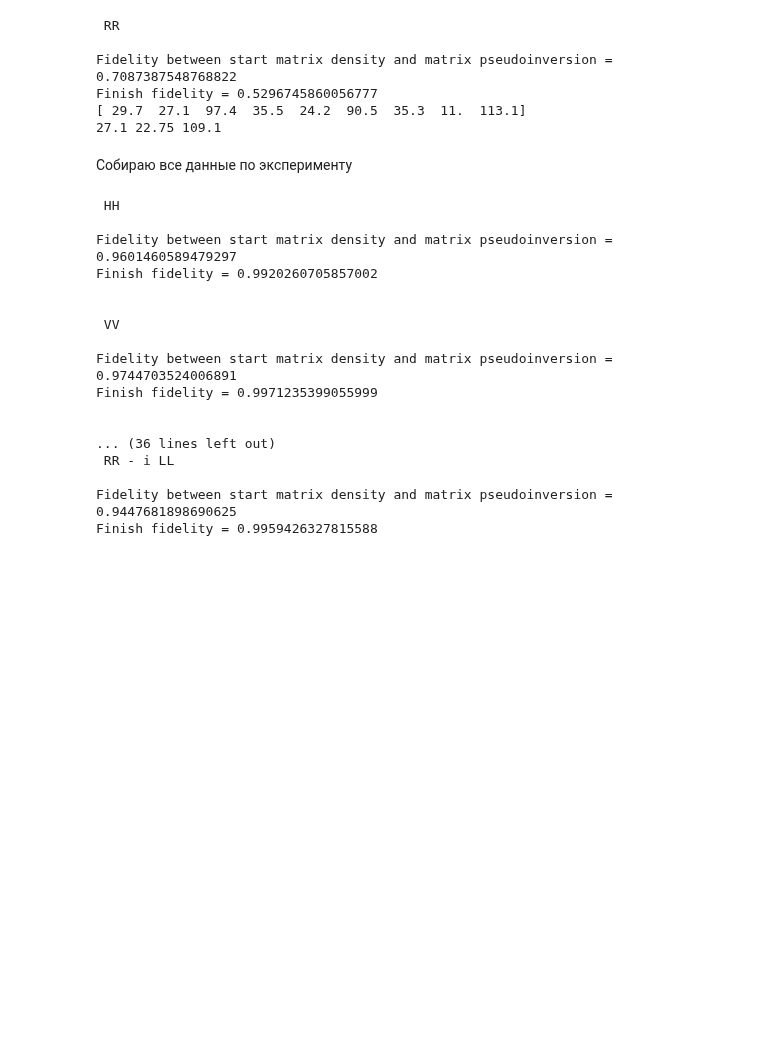
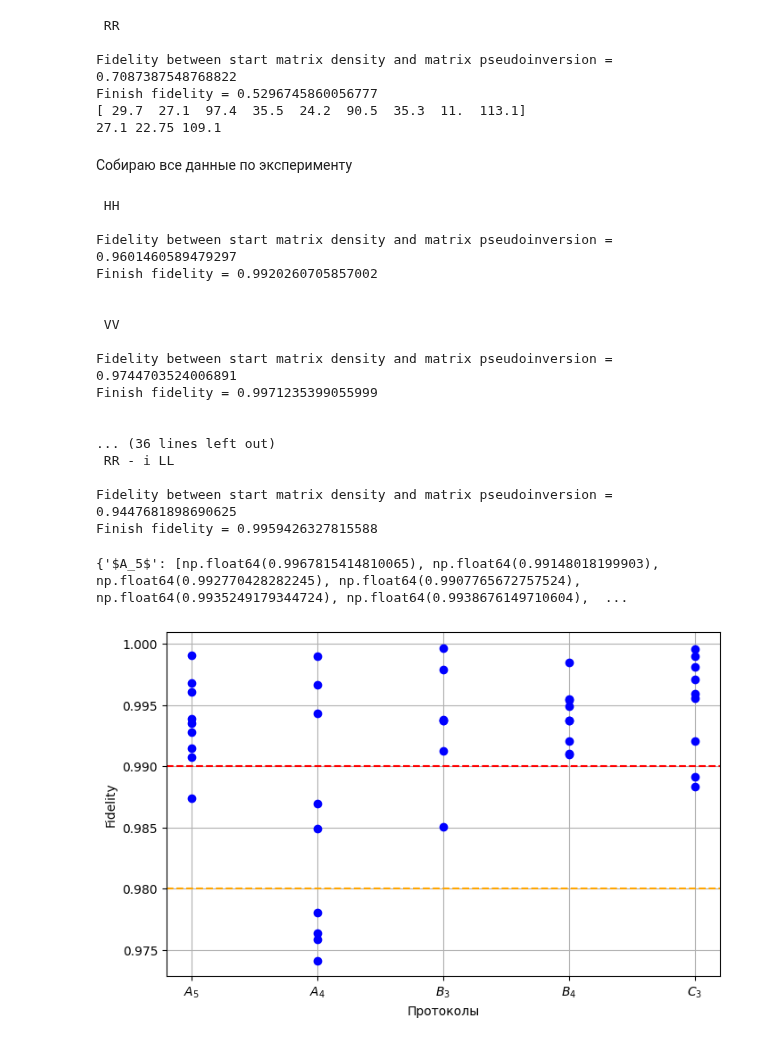
Before and after one commit to Denis-chupa/Quantum_tools, a Jupyter notebook: Tomography/src/research_data/result_expirement_qutrit.ipynb, the cells around one changed output. Saved outputs shown, nothing was run; the diff lists cells and outputs as text; code cells hidden in the pictures; blank space fills up the shorter version.

```diff
--- a/Tomography/src/research_data/result_expirement_qutrit.ipynb
+++ b/Tomography/src/research_data/result_expirement_qutrit.ipynb
@@ -1555,6 +1592,7 @@ khh = array([
 17.15 - 30.15 * n_hh, 106.6 - 17.15 * n_hv_1 - 30.15 * n_hv_2, 30.15 - 17.15 * n_vv
 ])
 Fedorov_3.experiment(khh, phh, sigma1, sigma2, sigma3)
+dict_protocols[r"$B_3$"] = [abs(Fedorov_3.Fidelity(Fedorov_3.matrix_finish, Fedorov_3.start_density))]
 
 phh= Fedorov_3.vv
 
@@ -1569,6 +1607,7 @@ khh = array([
 17.15 - 30.15 * n_hh, 106.6 - 17.15 * n_hv_1 - 30.15 * n_hv_2, 30.15 - 17.15 * n_vv
                  ])
 Fedorov_4.experiment(khh, phh, sigma1, sigma2, sigma3)
+dict_protocols[r"$B_4$"] = [abs(Fedorov_4.Fidelity(Fedorov_4.matrix_finish, Fedorov_4.start_density))]
 
 
 print("\n\n HH Fed \n")
@@ -1592,6 +1631,7 @@ khh = array([
 12.8 - 71.2 * n_hh, 109.25 - 12.8 * n_hv_1 - 71.2 * n_hv_2, 71.2 - 12.8 * n_vv
 ])
 Fedorov_3.experiment(khh, phh, sigma1, sigma2, sigma3)
+dict_protocols[r"$B_3$"].append(abs(Fedorov_3.Fidelity(Fedorov_3.matrix_finish, Fedorov_3.start_density)))
 
 phh= Fedorov_3.hh
 
@@ -1606,7 +1646,7 @@ khh = array([
 12.8 - 71.2 * n_hh, 109.25 - 12.8 * n_hv_1 - 71.2 * n_hv_2, 71.2 - 12.8 * n_vv
                  ])
 Fedorov_4.experiment(khh, phh, sigma1, sigma2, sigma3)
-
+dict_protocols[r"$B_4$"].append(abs(Fedorov_4.Fidelity(Fedorov_4.matrix_finish, Fedorov_4.start_density)))
 
 print("\n\n AA Fed \n")
 # 20 повторения по 10с при HWP_p под 0
@@ -1629,6 +1669,7 @@ khh = array([
 30.2 - 4 * n_hh, 80.55 - 30.2 * n_hv_1 - 4 * n_hv_2, 4 - 30.2 * n_vv
 ])
 Fedorov_3.experiment(khh, phh, sigma1, sigma2, sigma3)
+dict_protocols[r"$B_3$"].append(abs(Fedorov_3.Fidelity(Fedorov_3.matrix_finish, Fedorov_3.start_density)))
 
 phh= Fedorov_3.aa
 
@@ -1643,6 +1684,7 @@ khh = array([
 30.2 - 4 * n_hh, 100.55 - 30.2 * n_hv_1 - 4 * n_hv_2, 4 - 30.2 * n_vv
                  ])
 Fedorov_4.experiment(khh, phh, sigma1, sigma2, sigma3)
+dict_protocols[r"$B_4$"].append(abs(Fedorov_4.Fidelity(Fedorov_4.matrix_finish, Fedorov_4.start_density)))
 
 protocol = [diag((1,1,1)), Gl_2(pi / 8), Gl_4(pi / 8), Gl_2(pi / 8) @ Gl_4(-45 * pi / 180) @ Gl_2(11.25 * pi / 180) @ Gl_4(-45 * pi / 180)]
 Fedorov_4 = tomography_pol_qutrit(protocol)
@@ -1671,6 +1713,7 @@ khh = array([
 3.15 - 161.7 * n_hh, 46.1 - 3.15 * n_hv_1 - 161.7 * n_hv_2, 161.7 - 3.15 * n_vv
 ])
 Fedorov_3.experiment(khh, phh, sigma1, sigma2, sigma3)
+dict_protocols[r"$B_3$"].append(abs(Fedorov_3.Fidelity(Fedorov_3.matrix_finish, Fedorov_3.start_density)))
 
 phh = Fedorov_3.dd
 
@@ -1685,7 +1728,7 @@ khh = array([
 3.15 - 161.7 * n_hh, 46.1 - 3.15 * n_hv_1 - 161.7 * n_hv_2, 161.7 - 3.15 * n_vv
                  ])
 Fedorov_4.experiment(khh, phh, sigma1, sigma2, sigma3)
-
+dict_protocols[r"$B_4$"].append(abs(Fedorov_4.Fidelity(Fedorov_4.matrix_finish, Fedorov_4.start_density)))
 
 print("\n\n RR Fed \n")
 # 20 повторения по 10с при HWP_p под 0
@@ -1709,6 +1752,7 @@ khh = array([
 0.5 - 124.75 * n_hh, 60.4 - 0.5  * n_hv_1 - 124.75 * n_hv_2, 124.75 - 0.5  * n_vv
 ])
 Fedorov_3.experiment(khh, phh, sigma1, sigma2, sigma3)
+dict_protocols[r"$B_3$"].append(abs(Fedorov_3.Fidelity(Fedorov_3.matrix_finish, Fedorov_3.start_density)))
 
 phh= Fedorov_3.rr
 
@@ -1723,7 +1767,7 @@ khh = array([
 0.5 - 124.75 * n_hh, 60.4 - 0.5  * n_hv_1 - 124.75 * n_hv_2, 124.75 - 0.5  * n_vv
                  ])
 Fedorov_4.experiment(khh, phh, sigma1, sigma2, sigma3)
-
+dict_protocols[r"$B_4$"].append(abs(Fedorov_4.Fidelity(Fedorov_4.matrix_finish, Fedorov_4.start_density)))
 
 print("\n\n LL \n")
 # 20 повторения по 10с при HWP_p под 45
@@ -1747,6 +1791,7 @@ khh = array([
 48 - 7.05 * n_hh, 42 - 48 * n_hv_1 - 7.05 * n_hv_2, 7.05 - 48 * n_vv
 ])
 Fedorov_3.experiment(khh, phh, sigma1, sigma2, sigma3)
+dict_protocols[r"$B_3$"].append(abs(Fedorov_3.Fidelity(Fedorov_3.matrix_finish, Fedorov_3.start_density)))
 
 sigma1 = 20.15 - 63.85 * n_hh
 sigma2 = (89.1 - 20.15 * n_hv_1 - 63.85 * n_hv_2)/2
@@ -1760,6 +1805,7 @@ khh = array([
 48 - 7.05 * n_hh, 42 - 48 * n_hv_1 - 7.05 * n_hv_2, 7.05 - 48 * n_vv
 ])
 Fedorov_4.experiment(khh, phh, sigma1, sigma2, sigma3)
+dict_protocols[r"$B_4$"].append(abs(Fedorov_4.Fidelity(Fedorov_4.matrix_finish, Fedorov_4.start_density)))
 
 protocol = [diag((1,1,1)), Gl_2(pi/8), Gl_4(pi/8), Gl_2(pi/8) @ Gl_8(0)]
 Fedorov_4 = tomography_pol_qutrit(protocol)
@@ -1788,6 +1834,7 @@ khh = array([
 27.9 - 4.65 * n_hh, 4.65 - (27.9 + 85.55) * n_hv, 85.55 - 4.65 * n_vv
 ])
 Fedorov_3.experiment(khh, phh, sigma1, sigma2, sigma3)
+dict_protocols[r"$B_3$"].append(abs(Fedorov_3.Fidelity(Fedorov_3.matrix_finish, Fedorov_3.start_density)))
 
 sigma1 = 12.9 - 97.6 * n_hh
 sigma2 = (97.6 - (12.9 + 45.45) * n_hv)/2
@@ -1800,6 +1847,7 @@ khh = array([
 27.9 - 4.65 * n_hh, 4.65 - (27.9 + 85.55) * n_hv, 85.55 - 4.65 * n_vv
 ])
 Fedorov_4.experiment(khh, phh, sigma1, sigma2, sigma3)
+dict_protocols[r"$B_4$"].append(abs(Fedorov_4.Fidelity(Fedorov_4.matrix_finish, Fedorov_4.start_density)))
 
 print("\n\n DD+iAA \n")
 # 20 повторения по 10с при HWP_p под 0
@@ -1821,6 +1869,7 @@ khh = array([
 23.5 - 58.35 * n_hh, 58.35 - (23.05 + 48.05) * n_hv, 48.05 - 58.35 * n_vv
 ])
 Fedorov_3.experiment(khh, phh, sigma1, sigma2, sigma3)
+# dict_protocols[r"B_3"].append(abs(Fedorov_3.Fidelity(Fedorov_3.matrix_finish, Fedorov_3.start_density)))
 
 sigma1 = 10 - 107.5 * n_hh
 sigma2 = (107.5 - (10 + 42.2) * n_hv)/2
@@ -1833,7 +1882,7 @@ khh = array([
 23.5 - 58.35 * n_hh, 58.35 - (23.05 + 48.05) * n_hv, 48.05 - 58.35 * n_vv
 ])
 Fedorov_4.experiment(khh, phh, sigma1, sigma2, sigma3)
-
+dict_protocols[r"$B_4$"].append(abs(Fedorov_4.Fidelity(Fedorov_4.matrix_finish, Fedorov_4.start_density)))
 
 print("\n\n RR - iLL \n")
 # 20 повторения по 10с при HWP_p под 45
@@ -1855,6 +1904,7 @@ khh = array([
 20.85 - 44.15 * n_hh, 44.15 - (20.85 + 53) * n_hv, 53 - 44.15 * n_vv
 ])
 Fedorov_3.experiment(khh, phh, sigma1, sigma2, sigma3)
+# dict_protocols[r"B_3"].append(abs(Fedorov_3.Fidelity(Fedorov_3.matrix_finish, Fedorov_3.start_density)))
 
 sigma1 = 15.15 - 76.4 * n_hh
 sigma2 = (76.4 - (15.15 + 42.1) * n_hv)/2
@@ -1867,6 +1917,7 @@ khh = array([
 20.85 - 44.15 * n_hh, 44.15 - (20.85 + 53) * n_hv, 53 - 44.15 * n_vv
 ])
 Fedorov_4.experiment(khh, phh, sigma1, sigma2, sigma3)
+dict_protocols[r"$B_4$"].append(abs(Fedorov_4.Fidelity(Fedorov_4.matrix_finish, Fedorov_4.start_density)))
 # %% [output]
  VV Fed
 
@@ -3481,6 +3496,11 @@ Finish fidelity = 0.5296745860056777
 # %% [markdown]
 Собираю все данные по эксперименту
 # %%
+protocol = [Gl_8(pi / 3), Gl_8(pi / 8), Gl_8(pi / 16)]
+Start_protocol = tomography_pol_qutrit(protocol)
+rank = 1
+
+
 print("\n\n HH  \n")
 # # 20 повторения по 10с при HWP_p под 0
 # Noise
@@ -3505,6 +3525,7 @@ khh = array([
 166.85 - 2.95 * n_hh, 37.4 - 166.85 * n_hv_1 - 2.95 * n_hv_2, 2.95 - 166.85 * n_vv
 ])
 Start_protocol.experiment(khh, phh, sigma1, sigma2, sigma3, rank)
+dict_protocols[r"$C_3$"] = [abs(Start_protocol.Fidelity(Start_protocol.matrix_finish, Start_protocol.start_density))]
 
 print("\n\n VV  \n")
 # # 20 повторения по 10с при HWP_p под 0
@@ -3530,6 +3551,7 @@ khh = array([
 0.95 - 157.35 * n_hh, 33.8 - 0.95 * n_hv_1 - 157.35 * n_hv_2, 157.35 - 0.95 * n_vv
 ])
 Start_protocol.experiment(khh, phh, sigma1, sigma2, sigma3, rank)
+dict_protocols[r"$C_3$"].append(abs(Start_protocol.Fidelity(Start_protocol.matrix_finish, Start_protocol.start_density)))
 
 print("\n\n DD \n")
 # # 20 повторения по 10с при HWP_p под 0
@@ -3555,6 +3577,7 @@ khh = array([
 51.4 - 41.55 * n_hh, 179.05 - 51.4 * n_hv_1 - 41.55 * n_hv_2, 41.55 - 51.4 * n_vv
 ])
 Start_protocol.experiment(khh, phh, sigma1, sigma2, sigma3, rank)
+dict_protocols[r"$C_3$"].append(abs(Start_protocol.Fidelity(Start_protocol.matrix_finish, Start_protocol.start_density)))
 
 print("\n\n AA \n")
 # # 20 повторения по 10с при HWP_p под 0
@@ -3580,6 +3603,7 @@ khh = array([
 50.15 - 37.3 * n_hh, 181.3 - 50.15 * n_hv_1 - 37.3 * n_hv_2, 37.3 - 50.15 * n_vv
 ])
 Start_protocol.experiment(khh, phh, sigma1, sigma2, sigma3, rank)
+dict_protocols[r"$C_3$"].append(abs(Start_protocol.Fidelity(Start_protocol.matrix_finish, Start_protocol.start_density)))
 
 print("\n\n LL \n")
 # # 20 повторения по 10с при HWP_p под 0
@@ -3606,6 +3630,7 @@ khh = array([
 25.75 - 39.15 * n_hh, 111.6 - 25.75 * n_hv_1 - 39.15 * n_hv_2, 39.15 - 25.75 * n_vv
 ])
 Start_protocol.experiment(khh, phh, sigma1, sigma2, sigma3, rank)
+dict_protocols[r"$C_3$"].append(abs(Start_protocol.Fidelity(Start_protocol.matrix_finish, Start_protocol.start_density)))
 
 print("\n\n RR \n")
 # # 20 повторения по 10с при HWP_p под 0
@@ -3631,6 +3656,7 @@ khh = array([
 70.65 - 1.9 * n_hh, 97.5 - 70.65 * n_hv_1 - 11.9 * n_hv_2, 11.9 - 70.65 * n_vv
 ])
 Start_protocol.experiment(khh, phh, sigma1, sigma2, sigma3, rank)
+dict_protocols[r"$C_3$"].append(abs(Start_protocol.Fidelity(Start_protocol.matrix_finish, Start_protocol.start_density)))
 
 print("\n\n VV+iHH \n")
 # # 20 повторения по 10с при HWP_p под 0
@@ -3655,6 +3681,7 @@ khh = array([
 (45.8 - 8.7 * n_hh), 8.7 - (45.8 + 92.9) * n_hv, (92.9 - 8.7 * n_vv),
 ])
 Start_protocol.experiment(khh, phh, sigma1, sigma2, sigma3, rank)
+dict_protocols[r"$C_3$"].append(abs(Start_protocol.Fidelity(Start_protocol.matrix_finish, Start_protocol.start_density)))
 
 print("\n\n DD + i AA \n")
 # # 20 повторения по 10с при HWP_p под 0
@@ -3679,7 +3706,7 @@ khh = array([
 (30.6 - 96 * n_hh), 96 - (30.6 + 73.8) * n_hv, (73.8 - 96 * n_vv),
 ])
 Start_protocol.experiment(khh, phh, sigma1, sigma2, sigma3, rank)
-
+dict_protocols[r"$C_3$"].append(abs(Start_protocol.Fidelity(Start_protocol.matrix_finish, Start_protocol.start_density)))
 
 print("\n\n RR - i LL \n")
 # # 20 повторения по 10с при HWP_p под 0
@@ -3704,6 +3731,7 @@ khh = array([
 47.9 - 82.1 * n_hh, 1 * (82.1 - (47.9 + 62.5) * n_hv), 62.5 - 82.1 * n_vv,
 ])
 Start_protocol.experiment(khh, phh, sigma1, sigma2, sigma3, rank)
+dict_protocols[r"$C_3$"].append(abs(Start_protocol.Fidelity(Start_protocol.matrix_finish, Start_protocol.start_density)))
 # %% [output]
  HH
 
@@ -3722,3 +3750,9 @@ Finish fidelity = 0.9971235399055999
 
 Fidelity between start matrix density and matrix pseudoinversion = 0.9447681898690625
 Finish fidelity = 0.9959426327815588
+# %%
+print(dict_protocols)
+plot_dist_prot(dict_protocols)
+# %% [output]
+{'$A_5$': [np.float64(0.9967815414810065), np.float64(0.99148018199903), np.float64(0.992770428282245), np.float64(0.9907765672757524), np.float64(0.9935249179344724), np.float64(0.9938676149710604),  ...
+[figure, added]
```
Also changed, not shown: parts of 8 cells of this notebook, 1 other file.
